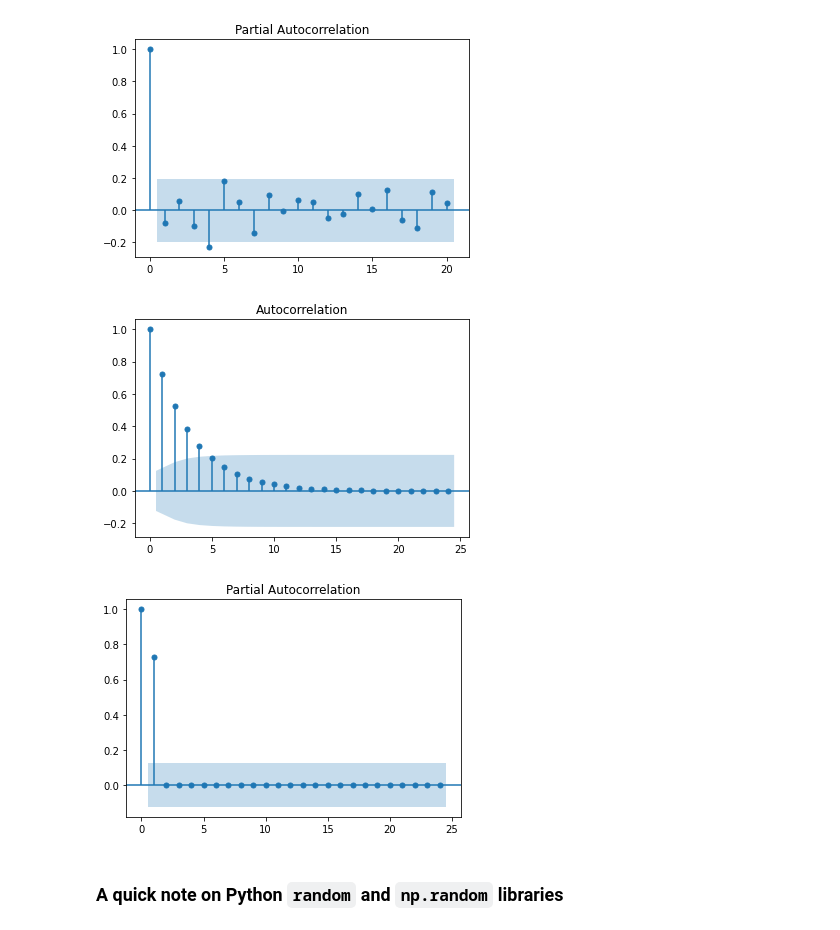
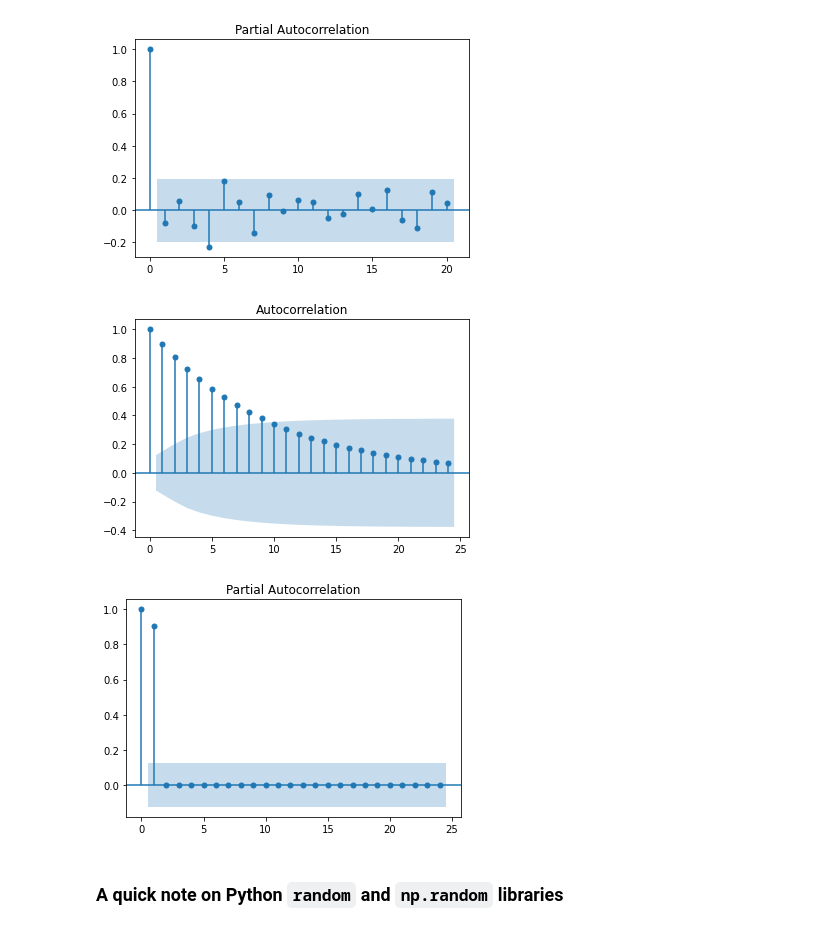
Before and after one commit to nsydn/ise304_syssim, a Jupyter notebook: tests_for_RNs.ipynb, the cells around one changed output. Drawn from its saved outputs; the diff is of its cells as text; code cells hidden in the pictures.

```diff
--- a/tests_for_RNs.ipynb
+++ b/tests_for_RNs.ipynb
@@ -133,16 +139,16 @@ plot_pacf(R);
 # %%
 import numpy as np
 import statsmodels.api as sm
-alpha = np.array([.75, .75])
+alpha = np.array([.75, 0, 0, .5])
 beta = np.array([0, 0])
 ar = np.r_[1, -alpha] # add zero-lag and negate
-ma = np.r_[1] # add zero-lag
+ma = np.r_[1, beta] # add zero-lag
 y = sm.tsa.arma_generate_sample(ar, ma, 250)
 plot_acf(y);
 plot_pacf(y);
 # %% [output]
-[figure, old version]
+[figure, new version]
-[figure, old version]
+[figure, new version]
 # %% [markdown]
 ### A quick note on Python `random` and `np.random` libraries
 # %% [markdown]
```
Also changed, not shown: parts of 11 cells of this notebook.
